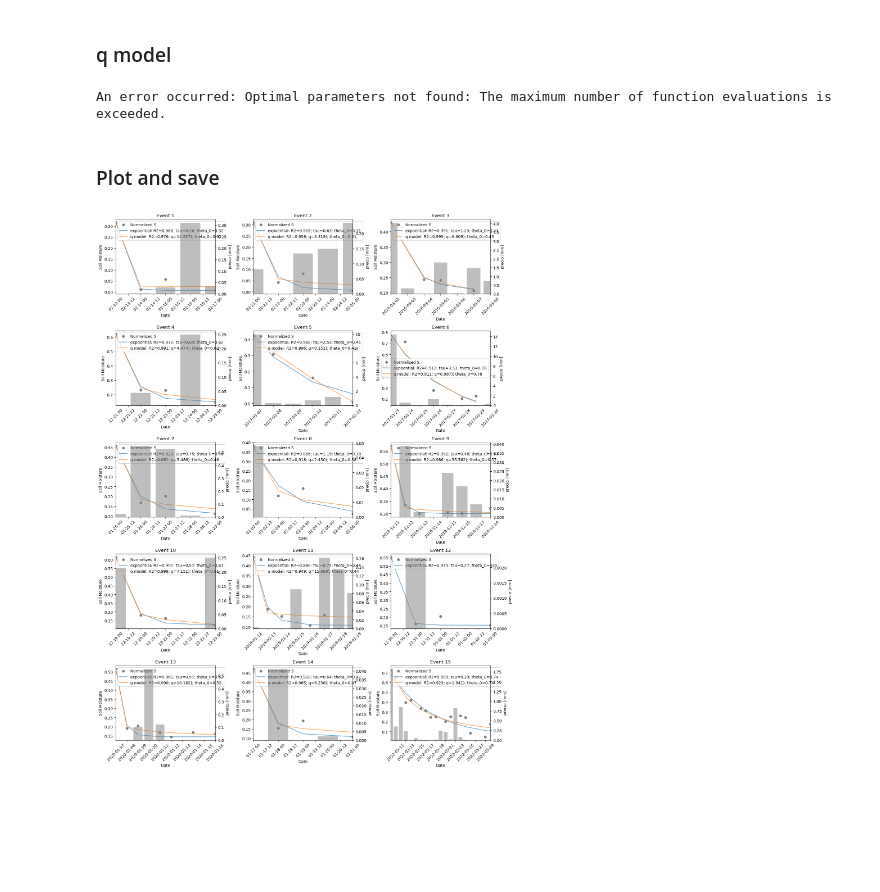
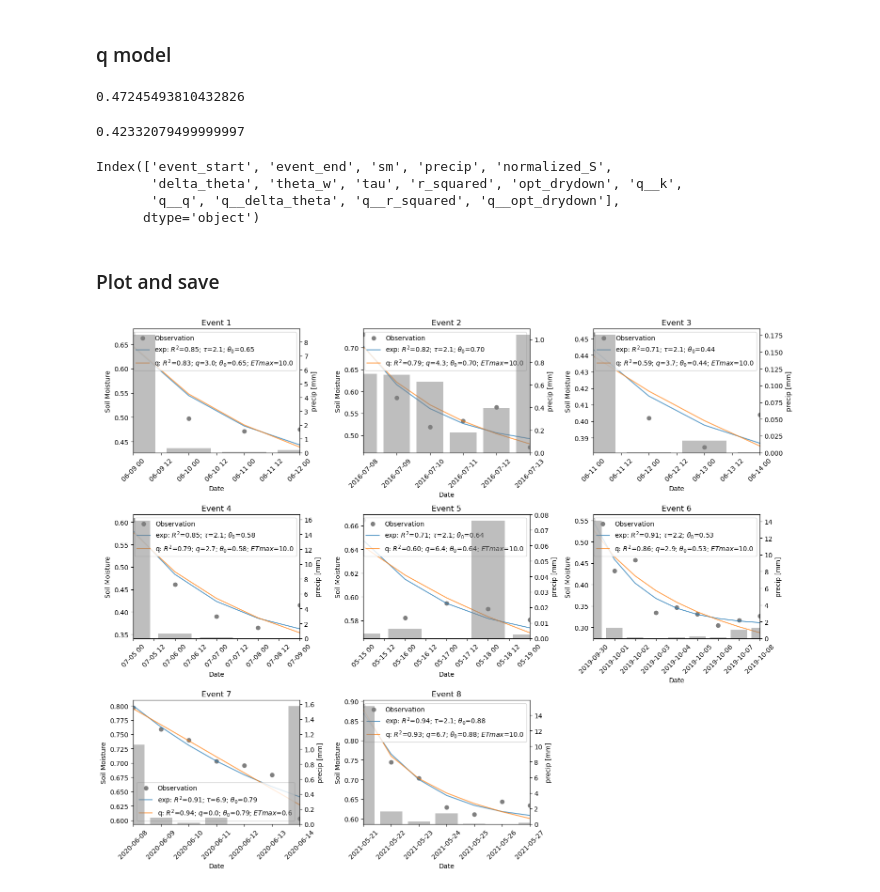
Before and after one commit to RY4GIT/SMSigxSMAP, a Jupyter notebook: notebooks/test_event_separation_w_rainfall_v2.ipynb, the cells around one changed output. Drawn from its saved outputs; the diff is of its cells as text; code cells hidden in the pictures; blank space fills up the shorter version.

```diff
--- a/notebooks/test_event_separation_w_rainfall_v2.ipynb
+++ b/notebooks/test_event_separation_w_rainfall_v2.ipynb
@@ -702,8 +719,8 @@ for index, row in event_df_long.iterrows():
     y = sm_subset[~np.isnan(sm_subset)]
 
     ### Delta_theta ###
-    min_delta_theta = 0
-    max_delta_theta = 1
+    min_delta_theta = sm_subset_range - target_rmsd*2
+    max_delta_theta = sm_subset_range + target_rmsd*2
     ini_delta_theta = sm_subset_range
 
     ### Theta_w ###
@@ -712,9 +729,9 @@ for index, row in event_df_long.iterrows():
     ini_theta_w = (min_theta_w + max_theta_w) / 2
 
     ### Tau ###
-    min_tau = 0
+    min_tau = 50 * (max_sm - min_sm) / PET #0
     max_tau = np.inf
-    ini_tau = 1
+    ini_tau = min_tau * 2
 
     bounds = [
         (min_delta_theta, min_theta_w, min_tau),
@@ -805,7 +815,7 @@ for index, row in event_df_long.iterrows():
     end_date = row['event_end']
     delta_theta = row['delta_theta']
     sm_subset = np.asarray(row['normalized_S'])
-    PET = 10 #np.average(row['PET']) # TODO: fix this as observed PET after getting the dataset
+    #np.average(row['PET']) # TODO: fix this as observed PET after getting the dataset
     t = np.arange(0, len(sm_subset),1)
     sm_subset_range = np.nanmax(sm_subset) - np.nanmin(sm_subset)
     sm_subset_min = np.nanmin(sm_subset)
@@ -819,18 +829,18 @@ for index, row in event_df_long.iterrows():
 
     ### k (should be close to PET/z ###
     min_k = 0
-    max_k = np.inf
-    ini_k = 10
+    max_k = PET / 50 / (max_sm - min_sm)
+    ini_k = max_k * 0.5
 
     ### q ###
-    min_q = -np.inf
+    min_q = 0
     max_q = np.inf
-    ini_q = 1.0 + 1.0e-02
+    ini_q = 1.0 + 1.0e-03
 
     ### delta_theta ###
-    min_delta_theta = 0.0
-    max_delta_theta = 1 #.0  # Equivalent of self.data.range_sm as the input theta values are normalized in this code
-    ini_delta_theta = 0.5
+    min_delta_theta = sm_subset_max - target_rmsd
+    max_delta_theta = sm_subset_max + target_rmsd #1 #.0  # Equivalent of self.data.range_sm as the input theta values are normalized in this code
+    ini_delta_theta = sm_subset_max
 
     bounds = [(min_k, min_q, min_delta_theta), (max_k, max_q, max_delta_theta)]
     p0 = [ini_k, ini_q, ini_delta_theta]
@@ -852,15 +862,28 @@ for index, row in event_df_long.iterrows():
         drydown_params.append({'event_start': start_date, 'event_end': end_date, 'q__k': popt[0], 'q__q': popt[1], 'q__delta_theta': popt[2], 'q__r_squared': r_squared, 'q__opt_drydown': y_opt.tolist()})
 
     except Exception as e:
-        print("An error occurred:", e)
+        print(f"An error occurred at index {index}: {e}")
         continue
 
 # Convert drydown parameters to DataFrame
 drydown_params_df = pd.DataFrame(drydown_params)
 drydown_params_df.head()
 event_df_with_curvefit = pd.merge(event_df_with_curvefit, drydown_params_df, on=['event_start', 'event_end'], how='outer')
-# %% [output]
-An error occurred: Optimal parameters not found: The maximum number of function evaluations is exceeded.
+# %%
+max_k
+# %% [output]
+0.47245493810432826
+# %%
+max_sm - min_sm
+# %% [output]
+0.42332079499999997
+# %%
+event_df_with_curvefit.columns
+# %% [output]
+Index(['event_start', 'event_end', 'sm', 'precip', 'normalized_S',
+       'delta_theta', 'theta_w', 'tau', 'r_squared', 'opt_drydown', 'q__k',
+       'q__q', 'q__delta_theta', 'q__r_squared', 'q__opt_drydown'],
+      dtype='object')
 # %% [markdown]
 ### Plot and save
 # %%
@@ -887,37 +910,39 @@ for index, row in event_df_with_curvefit.iterrows():
     precip = np.asarray(row['precip'])
     r_squared = row['r_squared']
     q__r_squared = row['q__r_squared']
     q = row['q__q']
     tau = row['tau']
     theta_0 = row['q__delta_theta']
 
-    ax.scatter(x, y, label='Normalized S', color='tab:grey')
+    ETmax = row['q__k'] * 50 * (max_sm - min_sm)
+
+    ax.scatter(x, y, label='Observation', color='tab:grey')
     if ~np.all(np.isnan(y_opt)):
-        ax.plot(x[~np.isnan(y)], y_opt, alpha=.7, label=f'expoential: R2={r_squared:.3f}; tau={tau:.2f}; theta_0={theta_0:.2f}', color='tab:blue')
+        ax.plot(x[~np.isnan(y)], y_opt, alpha=.7, label=rf'exp: $R^2$={r_squared:.2f}; $\tau$={tau:.1f}; $\theta_0$={theta_0:.2f}', color='tab:blue')
     if ~np.all(np.isnan(y_opt__q)):
-        ax.plot(x[~np.isnan(y)], y_opt__q, alpha=.7, label=f'q model: R2={q__r_squared:.3f}; q={q:.3f}); theta_0={theta_0:.2f}', color='tab:orange')
+        ax.plot(x[~np.isnan(y)], y_opt__q, alpha=.7, label=rf'q: $R^2$={q__r_squared:.2f}; $q$={q:.1f}; $\theta_0$={theta_0:.2f}; $ETmax$={ETmax:.1f}', color='tab:orange')
 
     ax.set_title(f'Event {index+1}')
     ax.set_xlabel('Date')
     ax.set_ylabel('Soil Moisture')
     ax.set_xlim([row['event_start'], row['event_end']])
     ax.legend()
     ax.tick_params(axis='x', rotation=45)
 
     # Plotting precio on the secondary y-axis
     ax2 = ax.twinx()
     ax2.bar(x, precip, align='center', color='tab:grey', alpha=0.5, label='Precipitation')
     ax2.set_ylabel('precip [mm]')
 
 
 # Hide any unused axes
 for ax in axes.flat[index+1:]:
     ax.set_visible(False)
 
 fig.tight_layout()
 plt.show()
 # %% [output]
-[figure, old version]
+[figure, new version]
 # %%
 # row = event_df_long.iloc[1]
 
```
Also changed, not shown: parts of 20 cells of this notebook, 7 other files.
